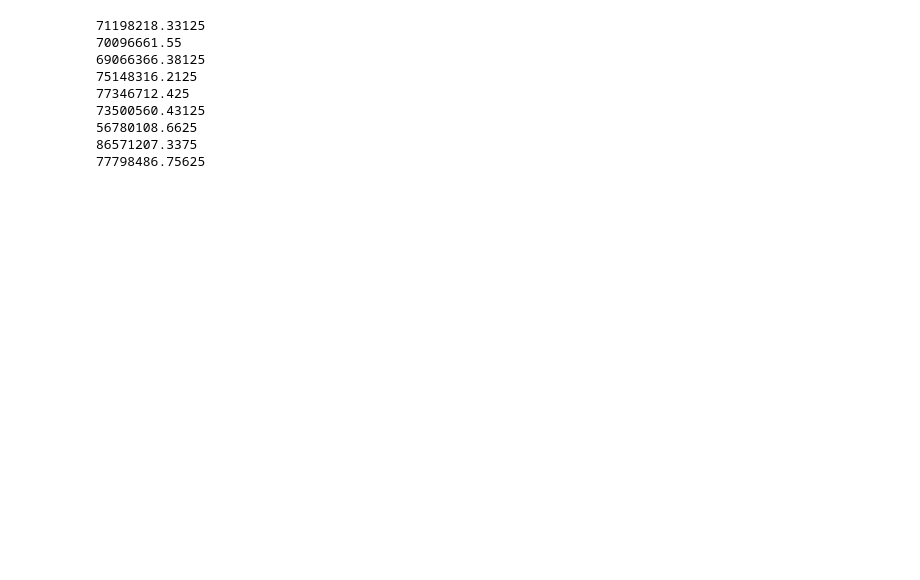
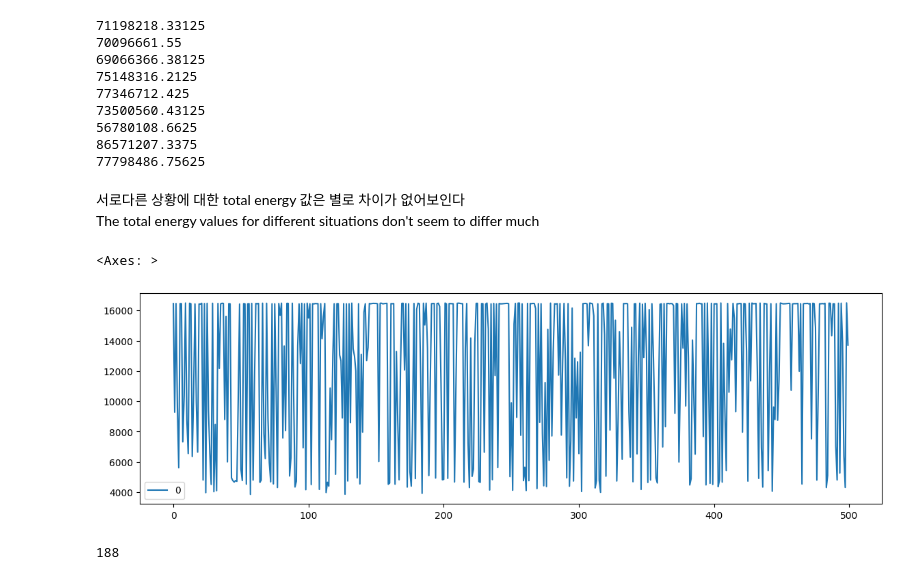
Before and after one commit to jkworldchampion/tag-less_tracking_with_uwb, a Jupyter notebook: angle_classification.ipynb, the cells around one changed output. Cells and saved outputs as stored; diff of their text form; code cells hidden in the pictures; blank space fills up the shorter version.

```diff
--- a/angle_classification.ipynb
+++ b/angle_classification.ipynb
@@ -141,3 +176,27 @@ print(np.mean(calculate_total_energy(same_lt215.iloc[0:500][:20]), axis=0))
 56780108.6625
 86571207.3375
 77798486.75625
+# %% [markdown]
+서로다른 상황에 대한 total energy 값은 별로 차이가 없어보인다
+The total energy values for different situations don't seem to differ much
+# %%
+data = []
+for i in range(0, 500):
+    data.append(calculate_max_amplitude(same_empty.iloc[i][:40]))
+data = pd.DataFrame(data)
+data.plot()
+# %% [output]
+<Axes: >
+[figure, added]
+# %%
+# want to know the ratio of over 15000and under 15000
+def over_15000(data):
+    count = 0
+    for i in range(0, len(data)):
+        if is_over_10000(data.iloc[i]):
+            count += 1
+    return count
+over_15000(same_empty)
+over_15000(same_ra20)
+# %% [output]
+188
```
Also changed, not shown: parts of 18 cells of this notebook.
